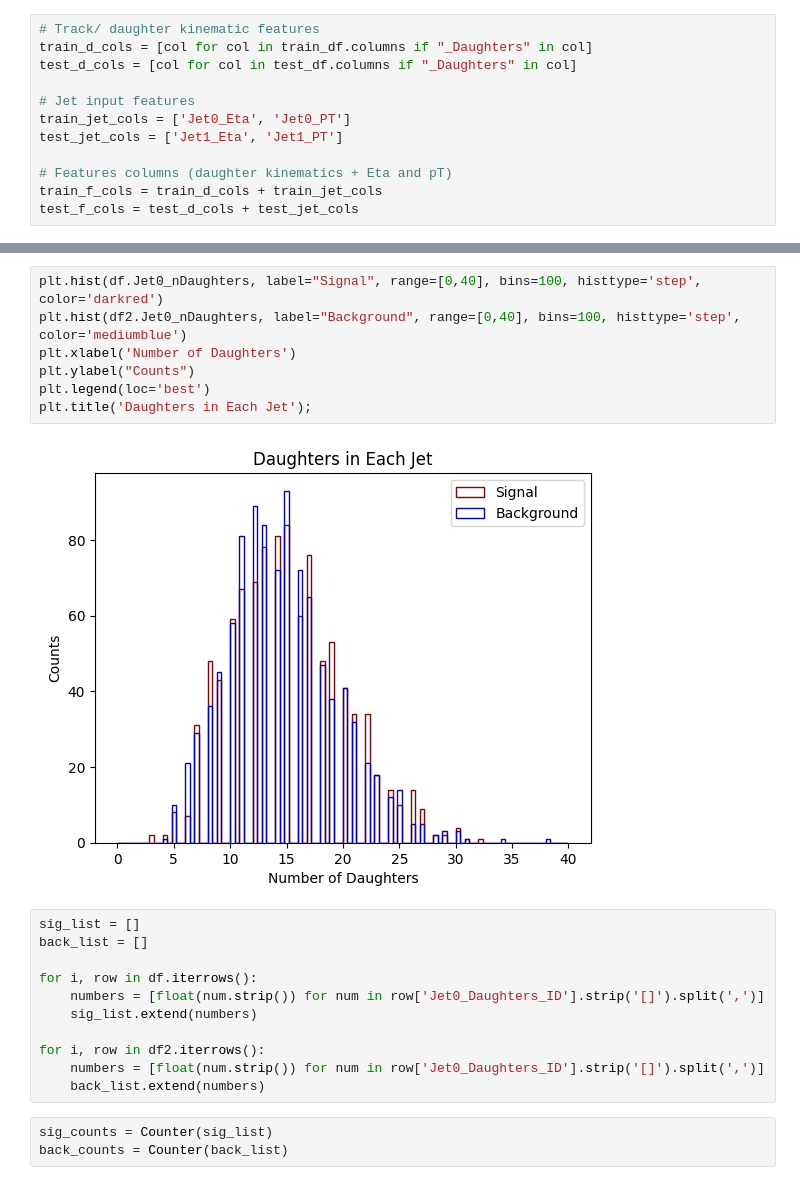
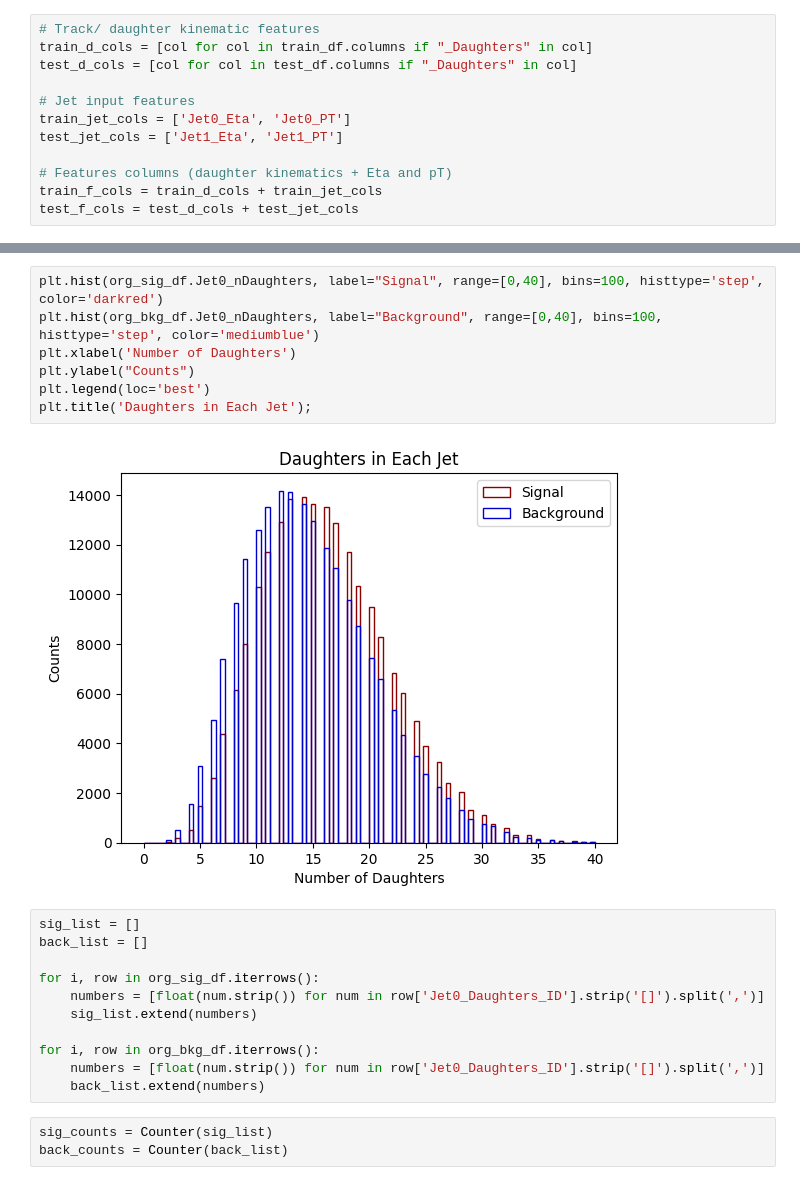
Before and after one commit to gpesticci/Jet-GNN, a Jupyter notebook: plots.ipynb, the cells around one changed output, grey strips where cells are left out. Saved outputs shown, nothing was run; the diff lists cells and outputs as text.

```diff
--- a/plots.ipynb
+++ b/plots.ipynb
@@ -130,21 +121,21 @@ def custom_plot(col, bins, range):
 # %%
-plt.hist(df.Jet0_nDaughters, label="Signal", range=[0,40], bins=100, histtype='step', color='darkred')
-plt.hist(df2.Jet0_nDaughters, label="Background", range=[0,40], bins=100, histtype='step', color='mediumblue')
+plt.hist(org_sig_df.Jet0_nDaughters, label="Signal", range=[0,40], bins=100, histtype='step', color='darkred')
+plt.hist(org_bkg_df.Jet0_nDaughters, label="Background", range=[0,40], bins=100, histtype='step', color='mediumblue')
 plt.xlabel('Number of Daughters')
 plt.ylabel("Counts")
 plt.legend(loc='best')
 plt.title('Daughters in Each Jet');
 # %% [output]
-[figure, old version]
+[figure, new version]
 # %%
 sig_list = []
 back_list = []
 
-for i, row in df.iterrows():
+for i, row in org_sig_df.iterrows():
     numbers = [float(num.strip()) for num in row['Jet0_Daughters_ID'].strip('[]').split(',')]
     sig_list.extend(numbers)
 
-for i, row in df2.iterrows():
+for i, row in org_bkg_df.iterrows():
     numbers = [float(num.strip()) for num in row['Jet0_Daughters_ID'].strip('[]').split(',')]
     back_list.extend(numbers)
 # %%
```
Also changed, not shown: parts of 46 cells of this notebook.
